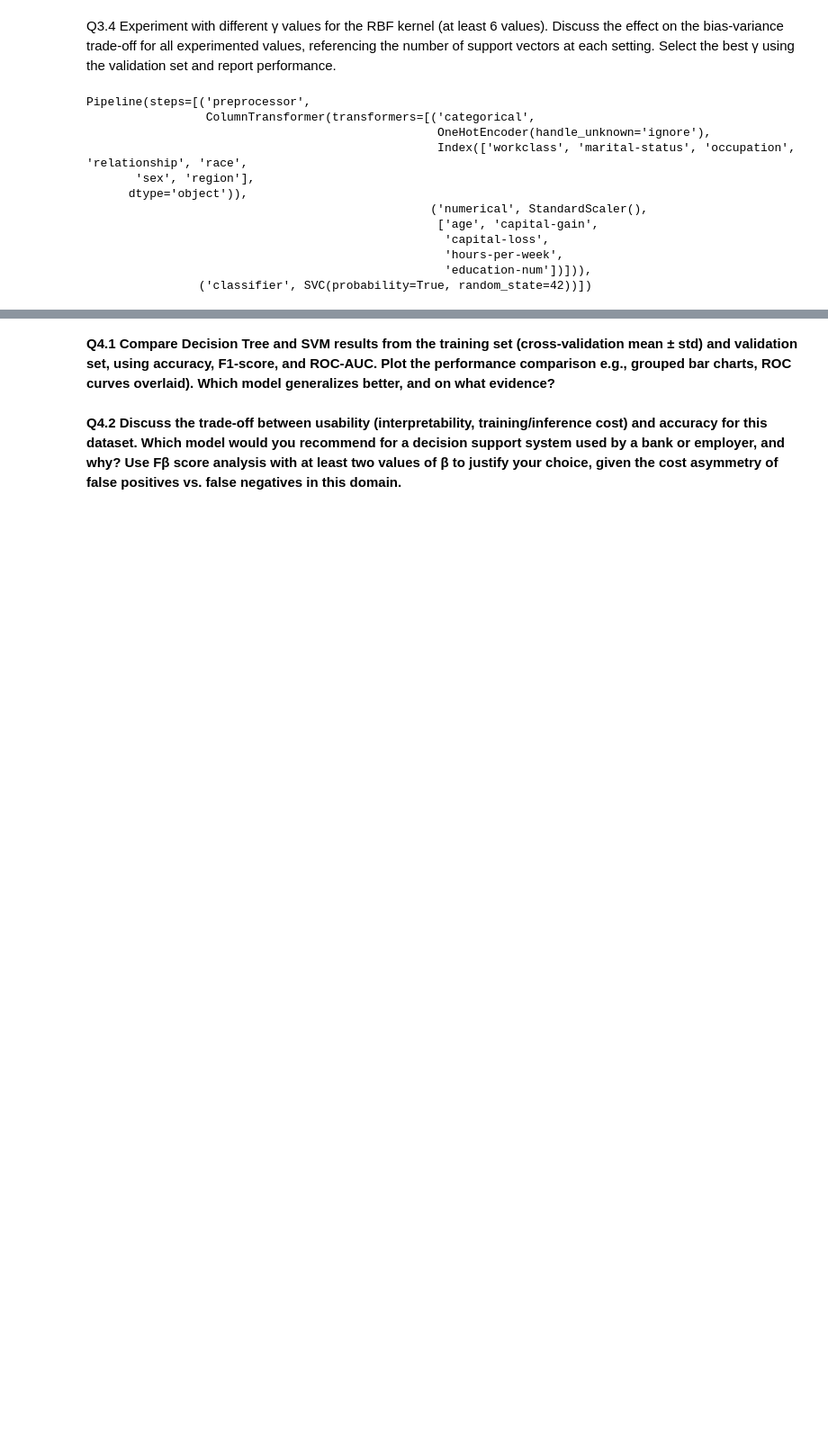
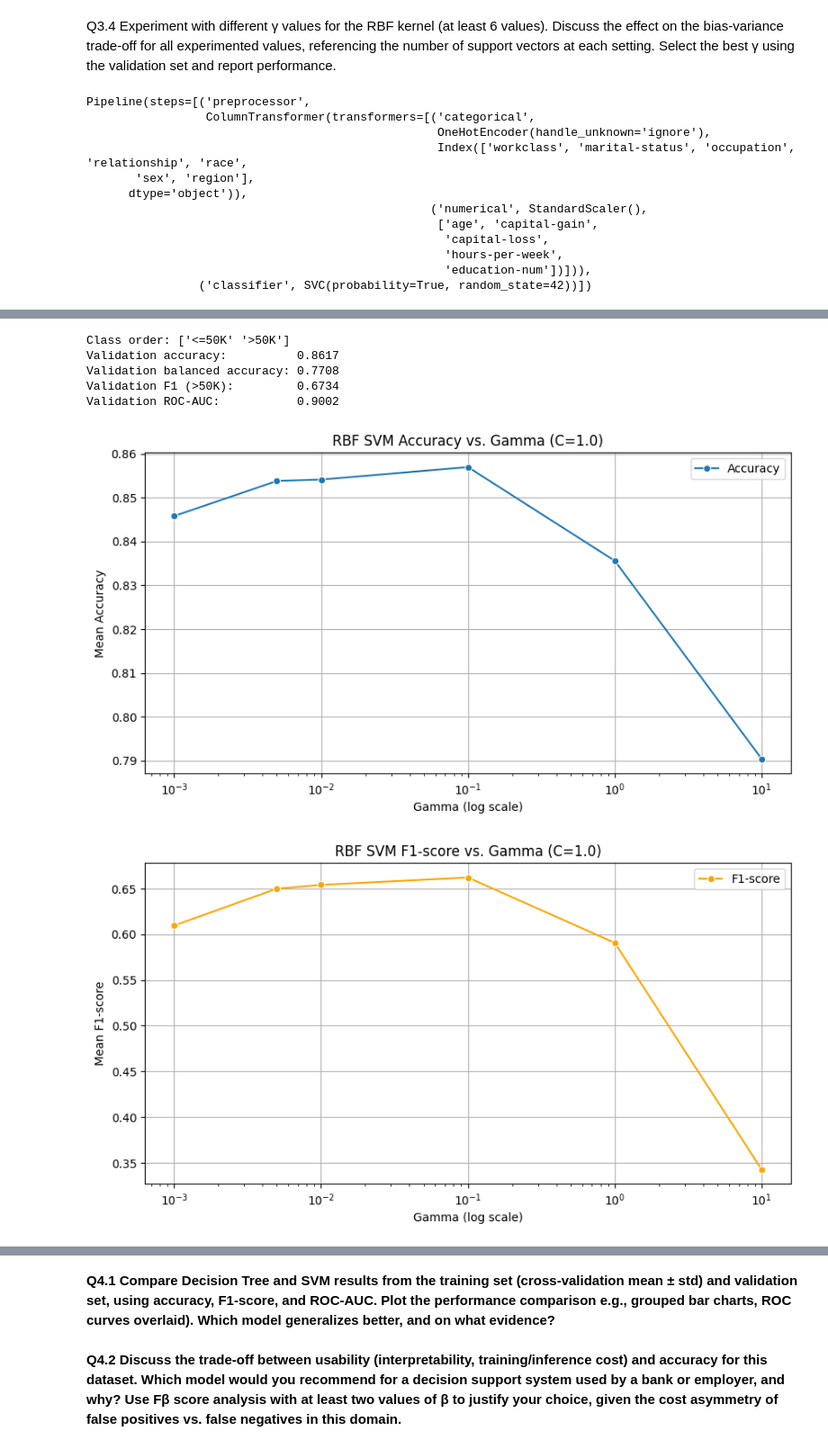
Before and after one commit to Artomic2020/Break_the_Universe, a Jupyter notebook: Assignment2_IDATG2208_26_AdultCensus.ipynb, the cells around one changed output, grey strips where cells are left out. Shown at 90% size. Cells and saved outputs as stored; diff of their text form; code cells hidden in the pictures; blank space fills up the shorter version.

```diff
--- a/Assignment2_IDATG2208_26_AdultCensus.ipynb
+++ b/Assignment2_IDATG2208_26_AdultCensus.ipynb
@@ -1783,25 +1798,57 @@ Evaluating RBF SVM with varying gamma:
+# %%
+from sklearn.base import clone
+from sklearn.pipeline import Pipeline
+from sklearn.svm import SVC
+from sklearn.metrics import (
+    accuracy_score, balanced_accuracy_score, f1_score, roc_auc_score
+)
+
+svm_pipeline = Pipeline([
+    ('preprocessor', clone(preprocessor)),
+    ('classifier', SVC(kernel='rbf', C=1.0, gamma=0.1))
+])
+
+svm_pipeline.fit(X_train, y_train)
+
+y_pred_val = svm_pipeline.predict(X_val)
+y_score_val = svm_pipeline.decision_function(X_val)
+
+print("Class order:", svm_pipeline.classes_)
+print(f"Validation accuracy:          {accuracy_score(y_val, y_pred_val):.4f}")
+print(f"Validation balanced accuracy: {balanced_accuracy_score(y_val, y_pred_val):.4f}")
+print(f"Validation F1 (>50K):         {f1_score(y_val, y_pred_val, pos_label='>50K'):.4f}")
+print(f"Validation ROC-AUC:           {roc_auc_score(y_val, y_score_val):.4f}")
+# %% [output]
+Class order: ['<=50K' '>50K']
+Validation accuracy:          0.8617
+Validation balanced accuracy: 0.7708
+Validation F1 (>50K):         0.6734
+Validation ROC-AUC:           0.9002
 # %%
 import matplotlib.pyplot as plt
 import seaborn as sns
 
 # Plotting Accuracy vs. Gamma
-plt.figure(figsize=(12, 6))
+plt.figure(figsize=(10, 5))
 sns.lineplot(x='gamma', y='mean_accuracy', data=results_df_gamma, marker='o', label='Accuracy')
 plt.xscale('log')
 plt.title('RBF SVM Accuracy vs. Gamma (C=1.0)')
 plt.xlabel('Gamma (log scale)')
 plt.ylabel('Mean Accuracy')
 plt.grid(True)
 plt.legend()
 plt.show()
 
 # Plotting F1-score vs. Gamma
-plt.figure(figsize=(12, 6))
+plt.figure(figsize=(10, 5))
 sns.lineplot(x='gamma', y='mean_f1_score', data=results_df_gamma, marker='o', color='orange', label='F1-score')
 plt.xscale('log')
 plt.title('RBF SVM F1-score vs. Gamma (C=1.0)')
 plt.xlabel('Gamma (log scale)')
 plt.ylabel('Mean F1-score')
 plt.grid(True)
 plt.legend()
 plt.show()
+# %% [output]
+[figure, added]
+[figure, added]
```
Also changed, not shown: parts of 7 cells of this notebook.
